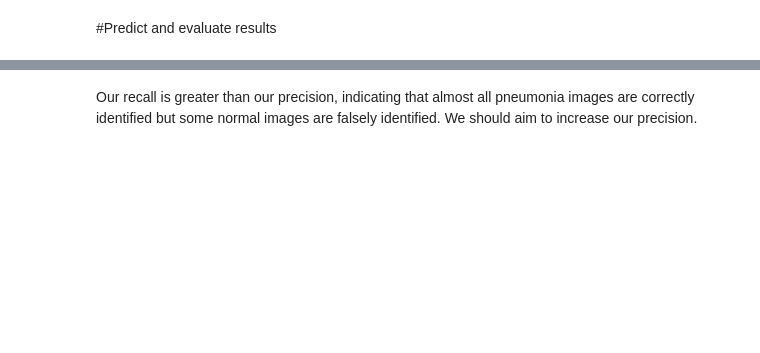
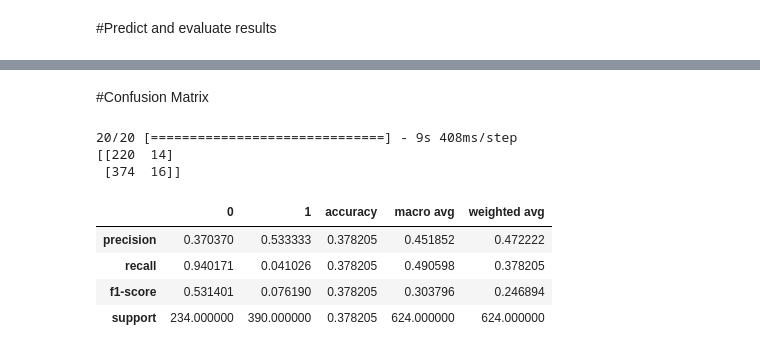
Before and after one commit to Bappy60/ML_Assignment, a Jupyter notebook: Final Lab Problem 1/X_ray_image_classification_with_CNN_from_scratch.ipynb, the cells around one changed output, grey strips where cells are left out. Saved outputs shown, nothing was run; the diff lists cells and outputs as text; code cells hidden in the pictures; blank space fills up the shorter version.

```diff
--- a/Final Lab Problem 1/X_ray_image_classification_with_CNN_from_scratch.ipynb
+++ b/Final Lab Problem 1/X_ray_image_classification_with_CNN_from_scratch.ipynb
@@ -415,2 +459,18 @@ loss, acc, prec, rec = model.evaluate(test_generator)
-# %% [markdown]
-Our recall is greater than our precision, indicating that almost all pneumonia images are correctly identified but some normal images are falsely identified. We should aim to increase our precision.
+# %% [markdown]
+#Confusion Matrix
+# %%
+from sklearn.metrics import confusion_matrix, classification_report
+
+pred=model.predict(test_generator)
+print(confusion_matrix(test_generator.classes,pred>0.5))
+
+pd.DataFrame(classification_report(test_generator.classes ,pred >0.5,output_dict=True))
+# %% [output]
+20/20 [==============================] - 9s 408ms/step
+[[220  14]
+ [374  16]]
+|  | 0 | 1 | accuracy | macro avg | weighted avg |
+| precision | 0.370370 | 0.533333 | 0.378205 | 0.451852 | 0.472222 |
+| recall | 0.940171 | 0.041026 | 0.378205 | 0.490598 | 0.378205 |
+| f1-score | 0.531401 | 0.076190 | 0.378205 | 0.303796 | 0.246894 |
+| support | 234.000000 | 390.000000 | 0.378205 | 624.000000 | 624.000000 |
```
Also changed, not shown: parts of 9 cells of this notebook.
